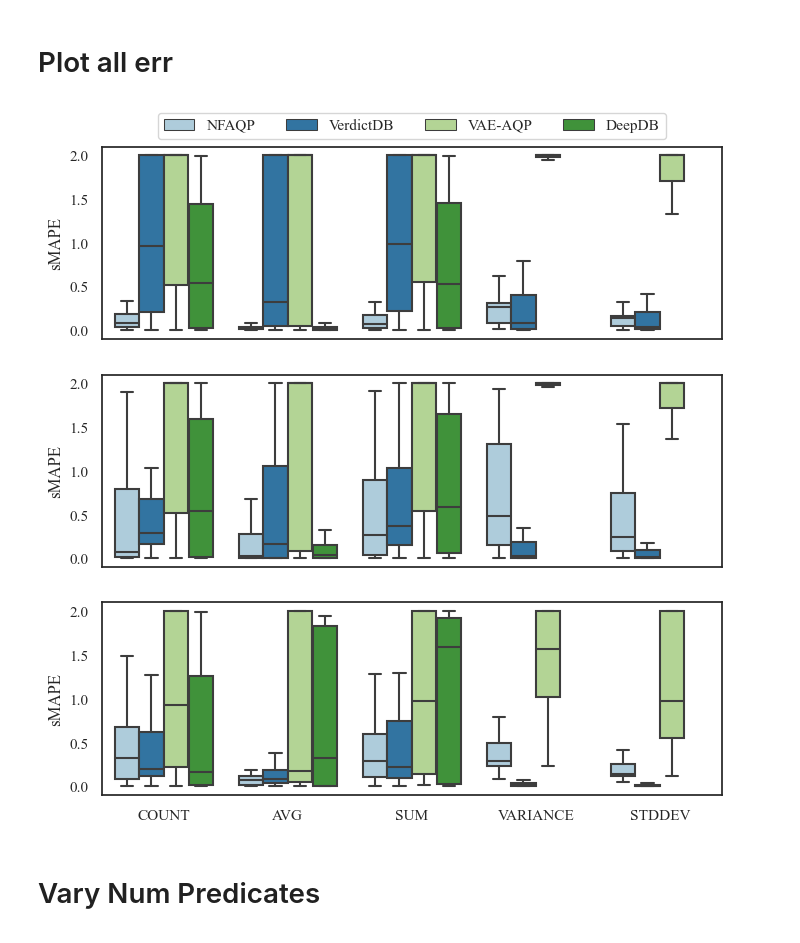
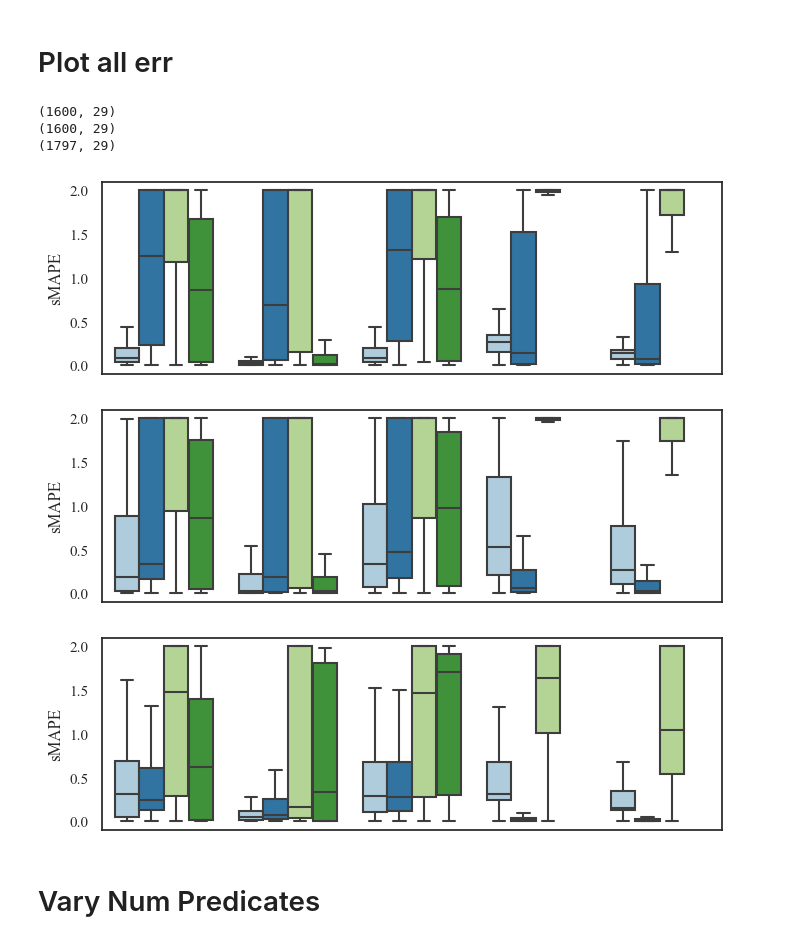
Before and after one commit to cenlibin/NFAQP, a Jupyter notebook: plot/seaborn.ipynb, the cells around one changed output. Saved outputs shown, nothing was run; the diff lists cells and outputs as text; code cells hidden in the pictures.

```diff
--- a/plot/seaborn.ipynb
+++ b/plot/seaborn.ipynb
@@ -17,52 +17,61 @@ print(src_df.shape)
 import seaborn as sns
 import pandas as pd
 import matplotlib.pyplot as plt
-n_pred_tresh = 6
+n_pred_tresh = [1, 10]
 ratio = 3.5
 high = 2.5
 for i, dataset in enumerate(['flights', 'pm25', 'lineitemext']):
-    df = pd.read_csv(f'/home/clb/AQP/output/flow-tiny-{dataset}-spline/eval.csv')
-    df = df[df['n_predicates'] <= n_pred_tresh]
+    df = pd.read_csv(f'/home/clb/AQP/output/flow-tiny-{dataset}-spline/eval-vary.csv')
+    df = df[df['n_predicates'] >= n_pred_tresh[0]]
+    df = df[df['n_predicates'] <= n_pred_tresh[1]]
+    print(df.shape)
     methods = ['flow', 'verdict', 'vae', 'deepdb']
     funcs = ['cnt', 'avg', 'sum', 'var', 'std']
 
     methods_alias = {a: b for a, b in zip(methods, ['NFAQP', 'VerdictDB', 'VAE-AQP', 'DeepDB'])}
     funcs_alias = {a: b for a, b in zip(funcs, ['COUNT', 'AVG', 'SUM', 'VARIANCE', 'STDDEV'])}
 
     plot_df = pd.DataFrame([], columns=['Methods', 'Aggregation Functions', 'sMAPE'])
 
     N = df.shape[0]
     for m in methods:
         for f in funcs:
             if m == 'deepdb' and f in ['var', 'std']:
                 continue
             err_col = df [f'{m}_{f}_err']
             sub_df = pd.DataFrame([[funcs_alias[f]] * N, [methods_alias[m]] * N, err_col]).transpose()
             sub_df.columns = plot_df.columns
             plot_df = pd.concat([plot_df, sub_df])
 
 
     fig = plt.figure(figsize=(int(high * ratio), high))
     sns.set(font="Times New Roman", style='white', palette="Paired", font_scale=1)
-    ax = sns.boxplot(x="Methods", y="sMAPE",
+    latency_ax = sns.boxplot(x="Methods", y="sMAPE",
                     hue="Aggregation Functions", showfliers=False, palette="Paired",
                     data=plot_df)
-    ax.set(xlabel=None)
-    if i != 2:
-        ax.set_xticklabels([])
-    if i != 0:
-        ax.get_legend().remove()
-    else:
-        sns.move_legend(ax, 'lower center', bbox_to_anchor=(.5, 1), ncol=4, title=None, frameon=True)
-        pass
+
+    latency_ax.get_legend().remove()
+    latency_ax.set(xlabel=None)
+    latency_ax.set_xticklabels([])
+
+    # if i != 2:
+    #     ax.set_xticklabels([])
+    # if i != 0:
+    #     ax.get_legend().remove()
+    # else:
+    #     sns.move_legend(ax, 'lower center', bbox_to_anchor=(.5, 1), ncol=4, title=None, frameon=True)
+    #     pass
     sns.set_style("whitegrid") # 白色网格背景
 
 
     plt.savefig(f"./err/{dataset}_err.pdf", format="pdf", dpi=1200, bbox_inches="tight")
 # %% [output]
+(1600, 29)
+(1600, 29)
+(1797, 29)
-[figure, old version]
+[figure, new version]
-[figure, old version]
+[figure, new version]
-[figure, old version]
+[figure, new version]
 # %% [markdown]
 # Vary Num Predicates
 # %%
```
Also changed, not shown: parts of 13 cells of this notebook, 8 other files.
